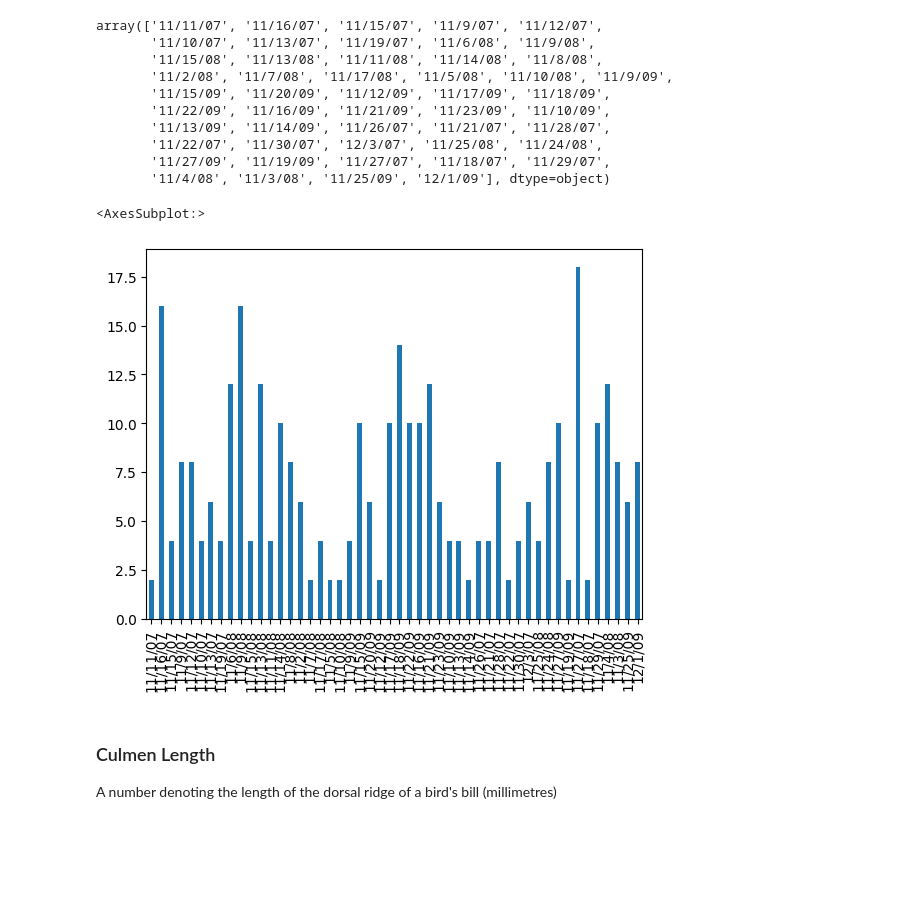
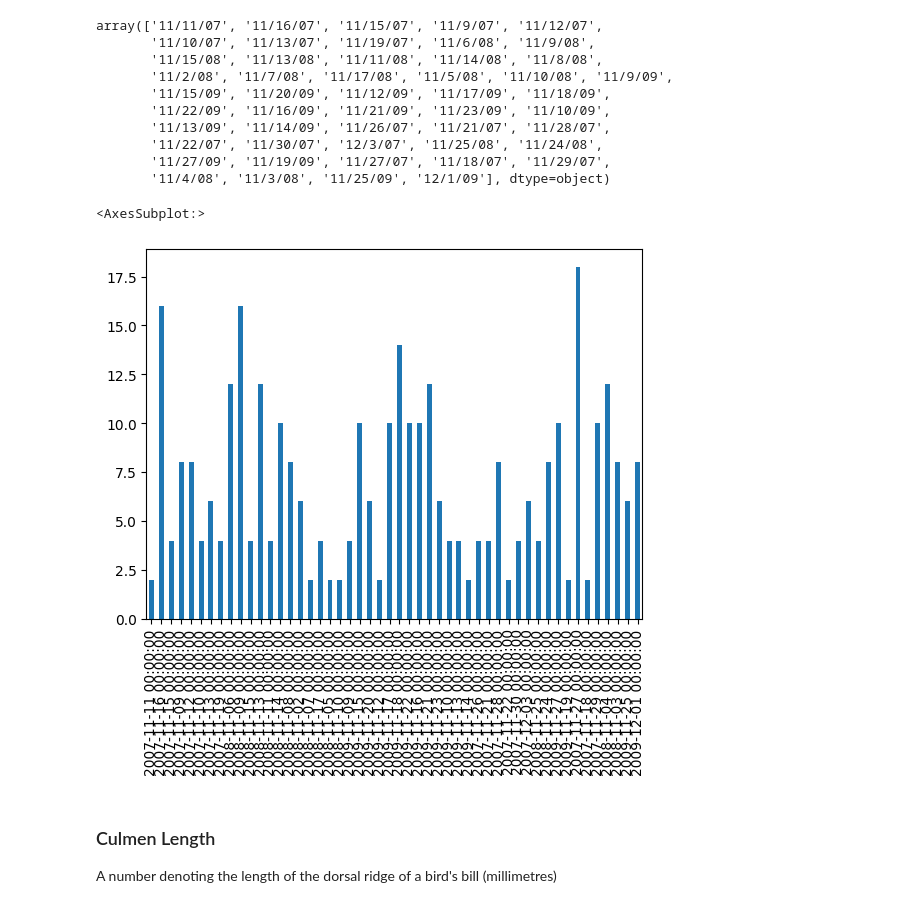
Before and after one commit to benisrael29/DATA2001, a Jupyter notebook: main/assingments/A1/A1.ipynb, the cells around one changed output. Saved outputs shown, nothing was run; the diff lists cells and outputs as text; code cells hidden in the pictures; blank space fills up the shorter version.

```diff
--- a/main/assingments/A1/A1.ipynb
+++ b/main/assingments/A1/A1.ipynb
@@ -291,10 +291,12 @@ array(['11/11/07', '11/16/07', '11/15/07', '11/9/07', '11/12/07',
        '11/27/09', '11/19/09', '11/27/07', '11/18/07', '11/29/07',
        '11/4/08', '11/3/08', '11/25/09', '12/1/09'], dtype=object)
 # %%
+import datetime
+df['Date Egg'] =  pd.to_datetime(df['Date Egg'], format='%Y/%d/%m')
 df['Date Egg'].value_counts(sort=False).plot.bar()
 # %% [output]
 <AxesSubplot:>
-[figure, old version]
+[figure, new version]
 # %% [markdown]
 ### Culmen Length
 A number denoting the length of the dorsal ridge of a bird's bill (millimetres)
```
Also changed, not shown: parts of 16 cells of this notebook.
